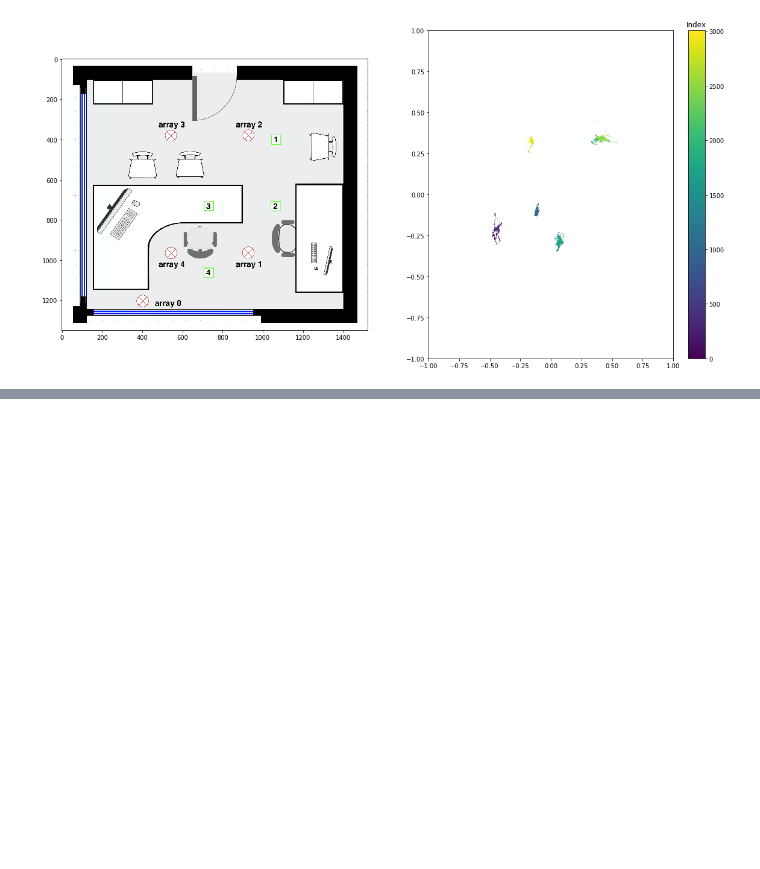
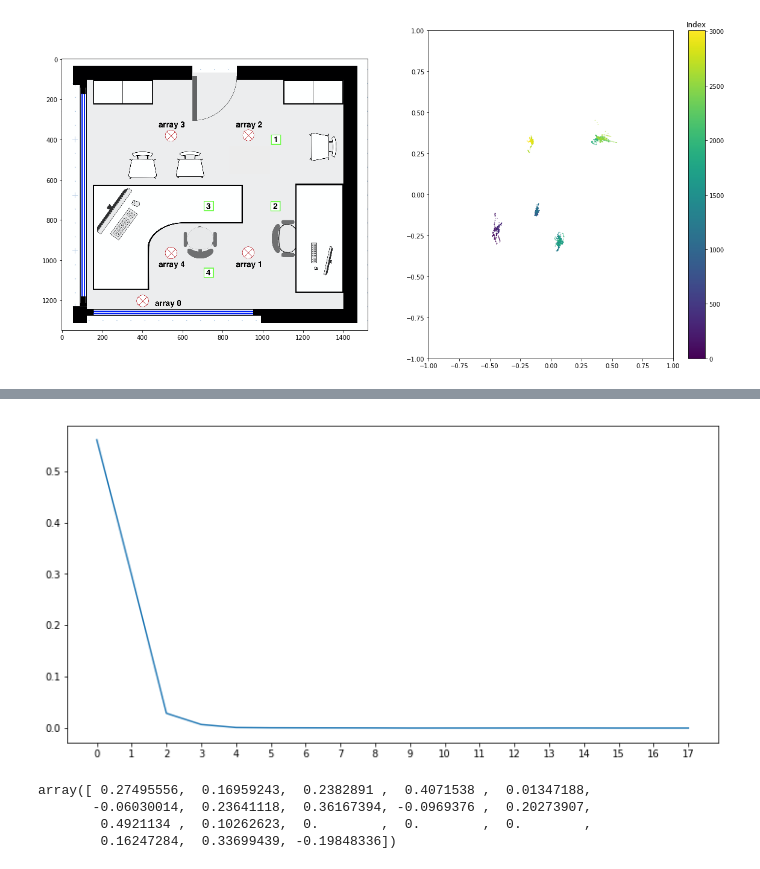
Before and after one commit to ArdelAlegre1/SoundMapping, a Jupyter notebook: Analysis/notebooks/SPE_1230-data_stitching.ipynb, the cells around one changed output, grey strips where cells are left out. Cells and saved outputs as stored; diff of their text form; code cells hidden in the pictures; blank space fills up the shorter version.

```diff
--- a/Analysis/notebooks/SPE_1230-data_stitching.ipynb
+++ b/Analysis/notebooks/SPE_1230-data_stitching.ipynb
@@ -163,0 +166,2 @@ plt.show()
+# %%
+eig_val, eig_vec = get_eigen_vectors(chairs_cut)
@@ -163,0 +190,15 @@ plt.show()
+# %%
+plt.figure(figsize = [12,6])
+plt.plot(eig_val)
+locs, labels = plt.xticks()
+plt.xticks(np.arange(0, 18, step=1))
+plt.show()
+# %% [output]
+[figure, added]
+# %%
+eig_vec[:,1]
+# %% [output]
+array([ 0.27495556,  0.16959243,  0.2382891 ,  0.4071538 ,  0.01347188,
+       -0.06030014,  0.23641118,  0.36167394, -0.0969376 ,  0.20273907,
+        0.4921134 ,  0.10262623,  0.        ,  0.        ,  0.        ,
+        0.16247284,  0.33699439, -0.19848336])
```
Also changed, not shown: parts of 8 cells of this notebook, 3 other files.
